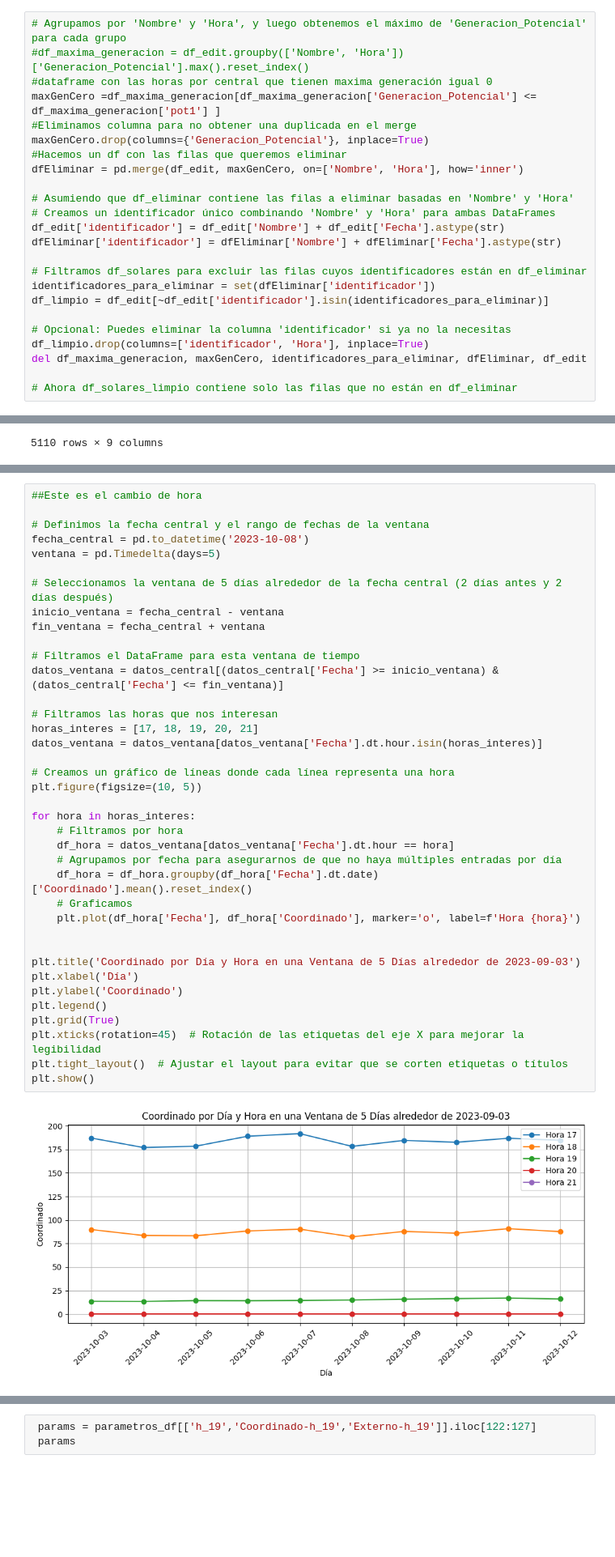
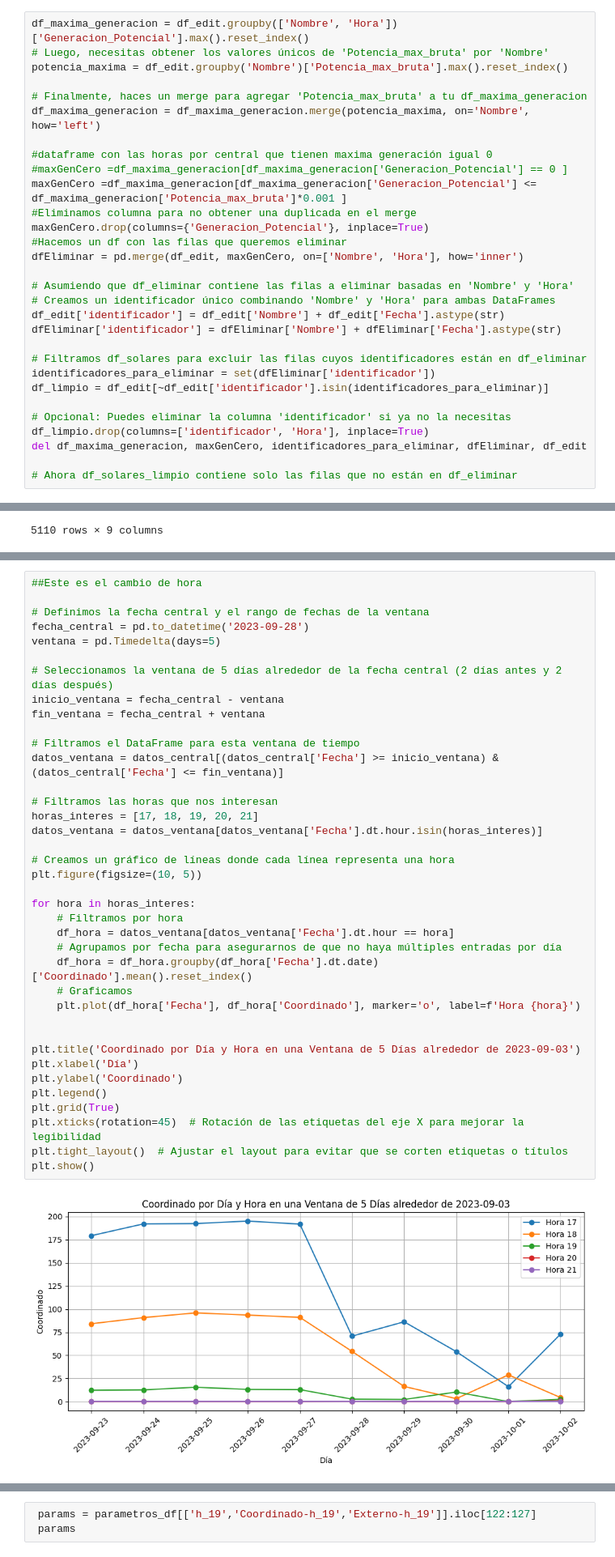
Before and after one commit to Ismael-Rods/Memoria, a Jupyter notebook: regresión _lineal.ipynb, the cells around one changed output, grey strips where cells are left out. Shown: that part at 81% size. Cells and saved outputs as stored; diff of their text form; blank space fills up the shorter version.

```diff
--- a/regresión _lineal.ipynb
+++ b/regresión _lineal.ipynb
@@ -198,8 +190,14 @@ df_maxima_generacion['pot1'] =df_maxima_generacion['Potencia_max_bruta']*0.015
 # %%
-# Agrupamos por 'Nombre' y 'Hora', y luego obtenemos el máximo de 'Generacion_Potencial' para cada grupo
-#df_maxima_generacion = df_edit.groupby(['Nombre', 'Hora'])['Generacion_Potencial'].max().reset_index()
+df_maxima_generacion = df_edit.groupby(['Nombre', 'Hora'])['Generacion_Potencial'].max().reset_index()
+# Luego, necesitas obtener los valores únicos de 'Potencia_max_bruta' por 'Nombre'
+potencia_maxima = df_edit.groupby('Nombre')['Potencia_max_bruta'].max().reset_index()
+
+# Finalmente, haces un merge para agregar 'Potencia_max_bruta' a tu df_maxima_generacion
+df_maxima_generacion = df_maxima_generacion.merge(potencia_maxima, on='Nombre', how='left')
+
 #dataframe con las horas por central que tienen maxima generación igual 0
-maxGenCero =df_maxima_generacion[df_maxima_generacion['Generacion_Potencial'] <= df_maxima_generacion['pot1'] ]
+#maxGenCero =df_maxima_generacion[df_maxima_generacion['Generacion_Potencial'] == 0 ]
+maxGenCero =df_maxima_generacion[df_maxima_generacion['Generacion_Potencial'] <= df_maxima_generacion['Potencia_max_bruta']*0.001 ]
 #Eliminamos columna para no obtener una duplicada en el merge
 maxGenCero.drop(columns={'Generacion_Potencial'}, inplace=True)
 #Hacemos un df con las filas que queremos eliminar
@@ -611,7 +594,7 @@ plt.show()
 ##Este es el cambio de hora
 
 # Definimos la fecha central y el rango de fechas de la ventana
-fecha_central = pd.to_datetime('2023-10-08')
+fecha_central = pd.to_datetime('2023-09-28')
 ventana = pd.Timedelta(days=5)
 
 # Seleccionamos la ventana de 5 días alrededor de la fecha central (2 días antes y 2 días después)
@@ -619,34 +602,34 @@ inicio_ventana = fecha_central - ventana
 fin_ventana = fecha_central + ventana
 
 # Filtramos el DataFrame para esta ventana de tiempo
 datos_ventana = datos_central[(datos_central['Fecha'] >= inicio_ventana) & (datos_central['Fecha'] <= fin_ventana)]
 
 # Filtramos las horas que nos interesan
 horas_interes = [17, 18, 19, 20, 21]
 datos_ventana = datos_ventana[datos_ventana['Fecha'].dt.hour.isin(horas_interes)]
 
 # Creamos un gráfico de líneas donde cada línea representa una hora
 plt.figure(figsize=(10, 5))
 
 for hora in horas_interes:
     # Filtramos por hora
     df_hora = datos_ventana[datos_ventana['Fecha'].dt.hour == hora]
     # Agrupamos por fecha para asegurarnos de que no haya múltiples entradas por día
     df_hora = df_hora.groupby(df_hora['Fecha'].dt.date)['Coordinado'].mean().reset_index()
     # Graficamos
     plt.plot(df_hora['Fecha'], df_hora['Coordinado'], marker='o', label=f'Hora {hora}')
 
 
 plt.title('Coordinado por Día y Hora en una Ventana de 5 Días alrededor de 2023-09-03')
 plt.xlabel('Día')
 plt.ylabel('Coordinado')
 plt.legend()
 plt.grid(True)
 plt.xticks(rotation=45)  # Rotación de las etiquetas del eje X para mejorar la legibilidad
 plt.tight_layout()  # Ajustar el layout para evitar que se corten etiquetas o títulos
 plt.show()
 # %% [output]
-[figure, old version]
+[figure, new version]
 # %%
 params = parametros_df.iloc[122:127]
 ruta_archivo_excel = 'datos_central.xlsx'
```
Also changed, not shown: parts of 18 cells of this notebook, 9 other files.
